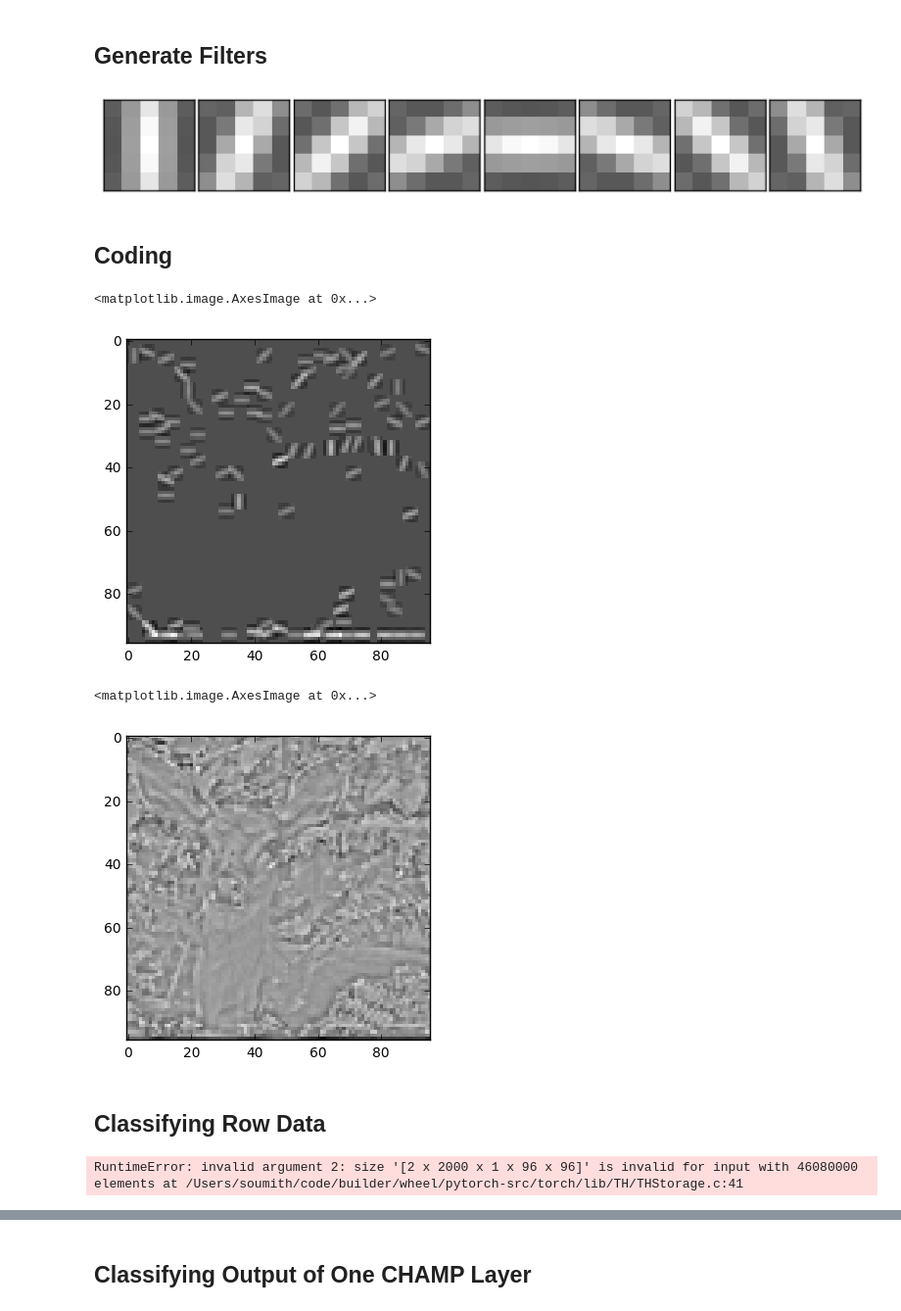
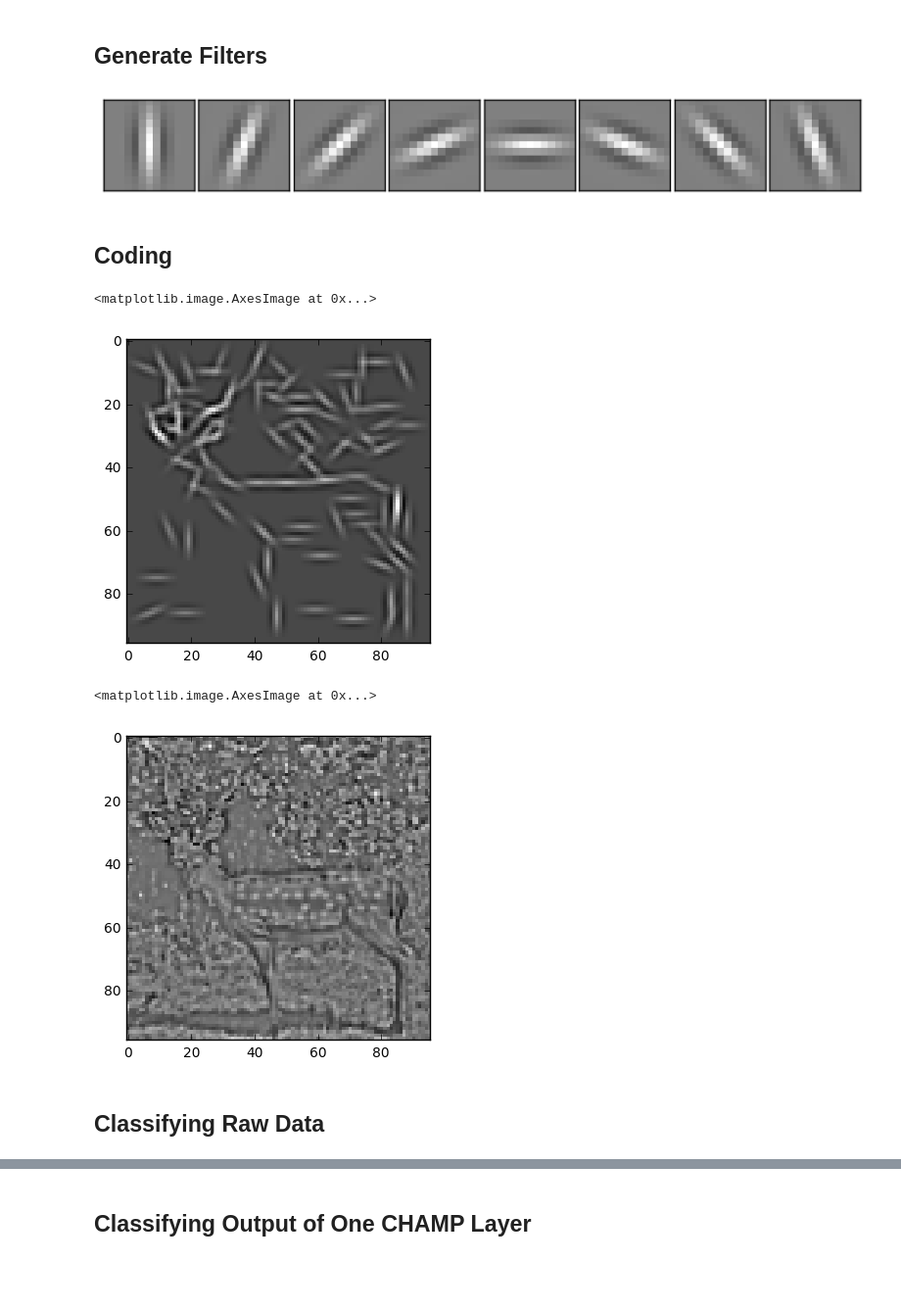
Before and after one commit to VictorBoutin/CHAMP, a Jupyter notebook: Probe/Coding.With.CHAMP.STL10.ipynb, the cells around one changed output, grey strips where cells are left out. Shown at 98% size. Cells and saved outputs as stored; diff of their text form; code cells hidden in the pictures; blank space fills up the shorter version.

```diff
--- a/Probe/Coding.With.CHAMP.STL10.ipynb
+++ b/Probe/Coding.With.CHAMP.STL10.ipynb
@@ -15,7 +15,8 @@ from CHAMP.DataTools import SaveNetwork, LoadNetwork
 # %%
 l0 = 100
 nb_dico = 8
-dico_size = (5,5)
-image_size = (28,28)
+dico_size = (13,13)
+image_size = (96,96)
 OutputL1_size =tuple(image_size[i]-dico_size[i]+1 for i in range(len(dico_size)))
+saving_path = 'Records/'
 # %% [markdown]
@@ -37,10 +38,11 @@ plot = plt.imshow(testing_set[0][0,220,0,:,:].numpy(),cmap='gray')
 # %% [markdown]
 ## Generate Filters
 # %%
-DicoGabor = GenerateGabor(nb_dico=nb_dico,dico_size=dico_size,sigma=1.5,lambd=5,gamma=0.5,psi=0)
+DicoGabor = GenerateGabor(nb_dico=nb_dico,dico_size=dico_size,sigma=1.5\
+                          ,lambd=5,gamma=0.5,psi=0)
 DisplayDico(DicoGabor)
 # %% [output]
-[figure, old version]
+[figure, new version]
 # %% [markdown]
 ## Coding
 # %%
@@ -53,26 +55,24 @@ reconstructed_image = Rebuilt(training_set[0][0,:,:,:,:],code_training,DicoGabor
 plt.imshow(reconstructed_image[0,0,:,:].numpy(),cmap='gray')
 # %% [output]
 <matplotlib.image.AxesImage at 0x...>
-[figure, old version]
+[figure, new version]
 # %%
 residual=training_set[0][0,:,:,:,:]-reconstructed_image
 # %%
 plt.imshow(residual[0,0,:,:].numpy(),cmap='gray')
 # %% [output]
 <matplotlib.image.AxesImage at 0x...>
-[figure, old version]
+[figure, new version]
 # %%
 code_testing = ConvMP(image_input=testing_set[0][0,:,:,:,:], dictionary=DicoGabor, l0_sparseness=l0,
                 modulation=None, verbose=0, train=True, doSym='pos', mask=None,\
                 MaskMod='Residual')
 # %% [markdown]
-## Classifying Row Data
+## Classifying Raw Data
 # %%
 SaveExp = True
 # %%
-batch_training_set = ChangeBatchSize(training_set,batch_size=2000)
+batch_training_set = ChangeBatchSize(training_set,batch_size=1000)
-# %% [output]
-RuntimeError: invalid argument 2: size '[2 x 2000 x 1 x 96 x 96]' is invalid for input with 46080000 elements at /Users/soumith/code/builder/wheel/pytorch-src/torch/lib/TH/THStorage.c:41
 # %%
 from CHAMP.Classif_Layer import Classif_Layer
 if SaveExp == True:
```
Also changed, not shown: parts of 7 cells of this notebook, 12 other files.
